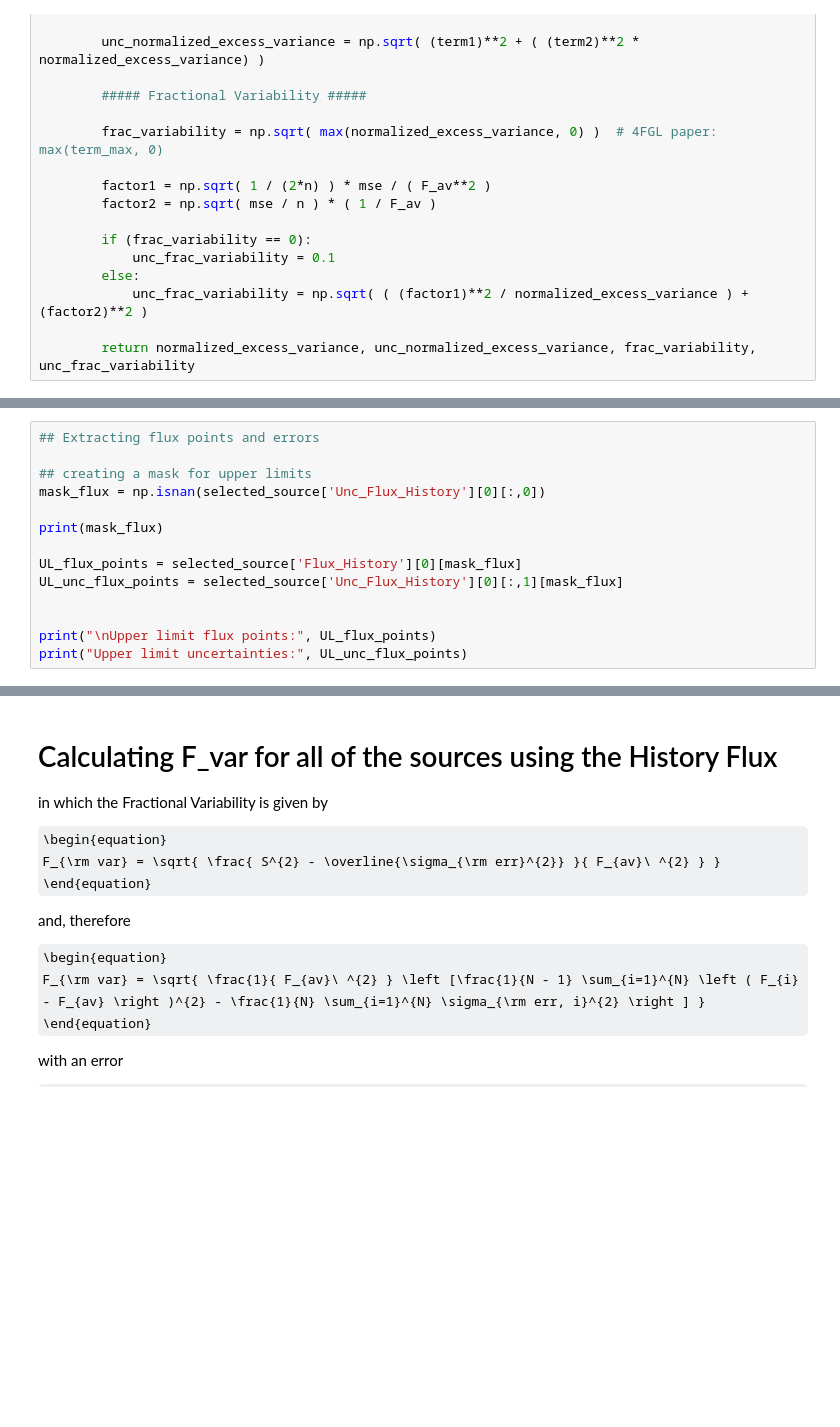
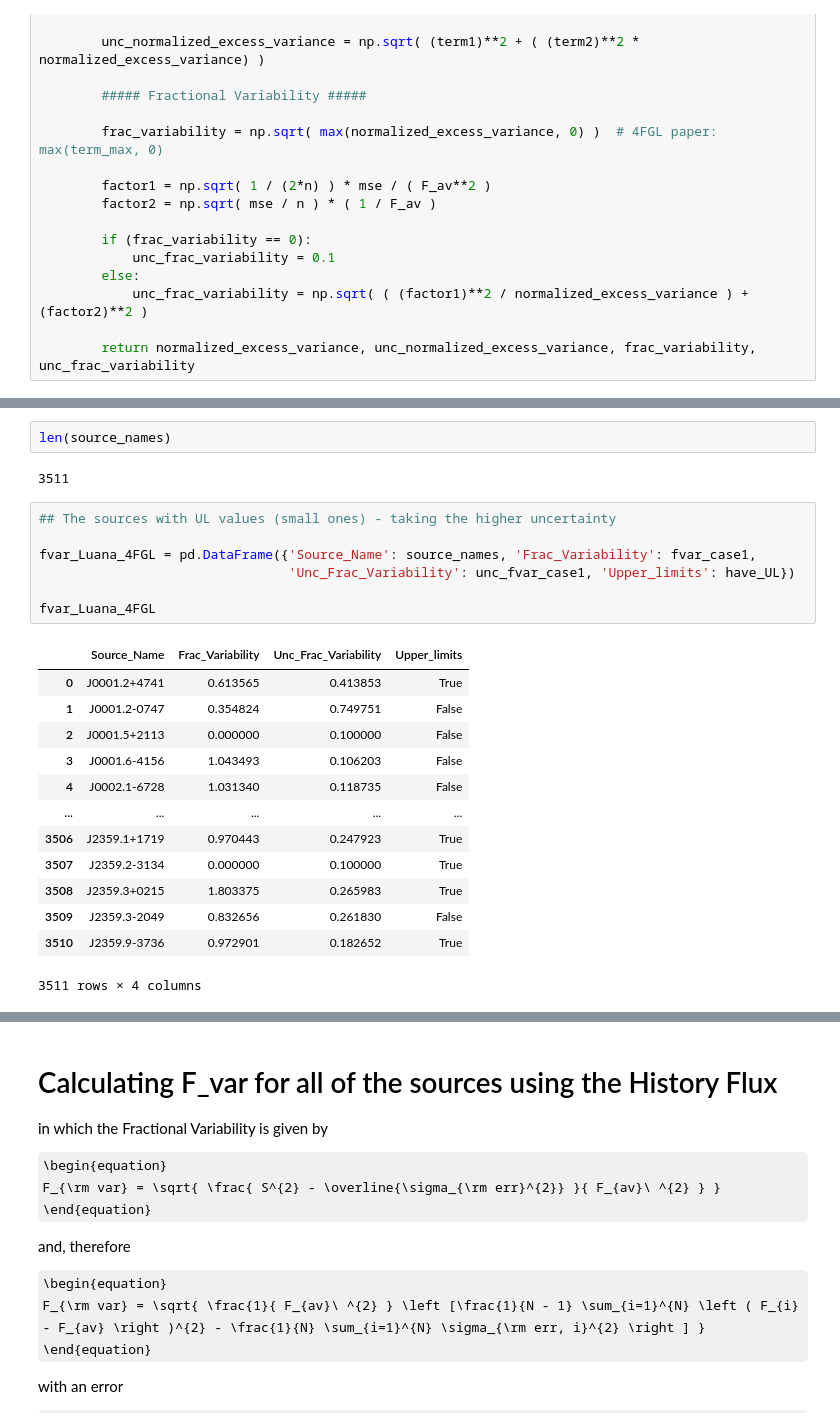
Before and after one commit to luanapassosreis/CTA_AGN_Pop_Variability, a Jupyter notebook: 4LAC_catalog_generator_v2/UpperLimit_Analysis.ipynb, the cells around one changed output, grey strips where cells are left out. Saved outputs shown, nothing was run; the diff lists cells and outputs as text; some formulas as TeX source; blank space fills up the shorter version.

```diff
--- a/4LAC_catalog_generator_v2/UpperLimit_Analysis.ipynb
+++ b/4LAC_catalog_generator_v2/UpperLimit_Analysis.ipynb
@@ -370,14 +329,0 @@ array([2.0774948e-09, 2.1424658e-09, 2.1906275e-09, 2.3040045e-09,
-# %%
-## Extracting flux points and errors
-
-## creating a mask for upper limits
-mask_flux = np.isnan(selected_source['Unc_Flux_History'][0][:,0])
-
-print(mask_flux)
-
-UL_flux_points = selected_source['Flux_History'][0][mask_flux]
-UL_unc_flux_points = selected_source['Unc_Flux_History'][0][:,1][mask_flux]
-
-
-print("\nUpper limit flux points:", UL_flux_points)
-print("Upper limit uncertainties:", UL_unc_flux_points)
@@ -406,0 +432,25 @@ sigma_nxs, err_sigma_nxs, fvar, err_fvar = calculate_variability(flux_points, un
+# %%
+len(source_names)
+# %% [output]
+3511
+# %%
+## The sources with UL values (small ones) - taking the higher uncertainty
+
+fvar_Luana_4FGL = pd.DataFrame({'Source_Name': source_names, 'Frac_Variability': fvar_case1,
+                                'Unc_Frac_Variability': unc_fvar_case1, 'Upper_limits': have_UL})
+
+fvar_Luana_4FGL
+# %% [output]
+|  | Source_Name | Frac_Variability | Unc_Frac_Variability | Upper_limits |
+| 0 | J0001.2+4741 | 0.613565 | 0.413853 | True |
+| 1 | J0001.2-0747 | 0.354824 | 0.749751 | False |
+| 2 | J0001.5+2113 | 0.000000 | 0.100000 | False |
+| 3 | J0001.6-4156 | 1.043493 | 0.106203 | False |
+| 4 | J0002.1-6728 | 1.031340 | 0.118735 | False |
+| ... | ... | ... | ... | ... |
+| 3506 | J2359.1+1719 | 0.970443 | 0.247923 | True |
+| 3507 | J2359.2-3134 | 0.000000 | 0.100000 | True |
+| 3508 | J2359.3+0215 | 1.803375 | 0.265983 | True |
+| 3509 | J2359.3-2049 | 0.832656 | 0.261830 | False |
+| 3510 | J2359.9-3736 | 0.972901 | 0.182652 | True |
+3511 rows × 4 columns
```
Also changed, not shown: parts of 31 cells of this notebook.
